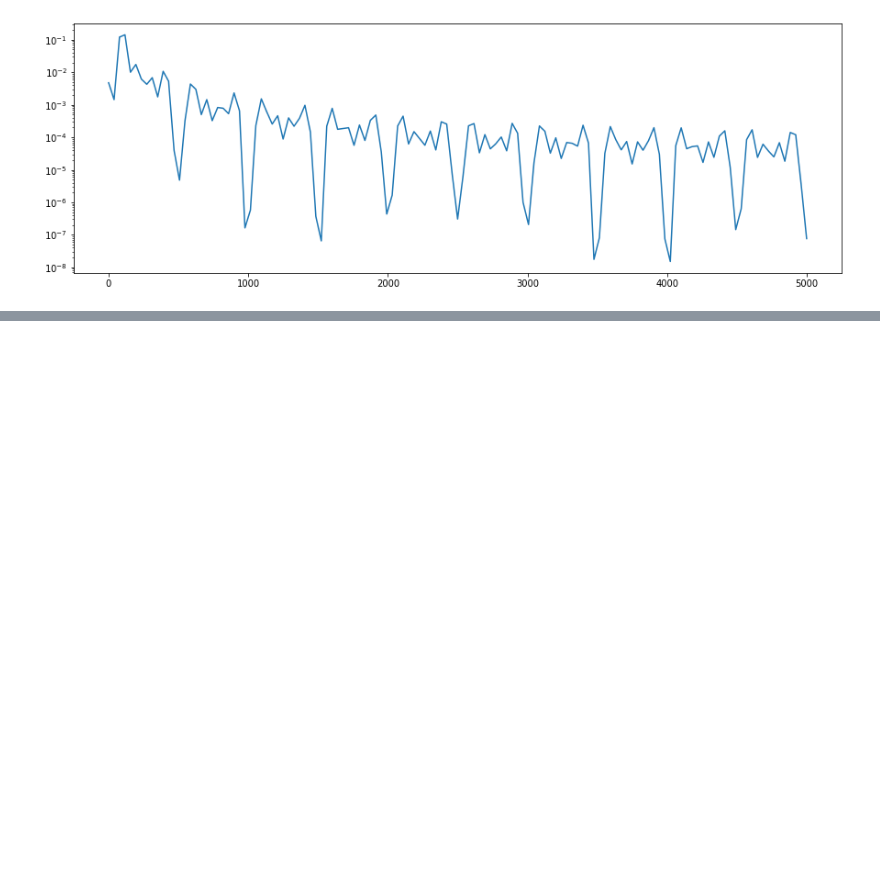
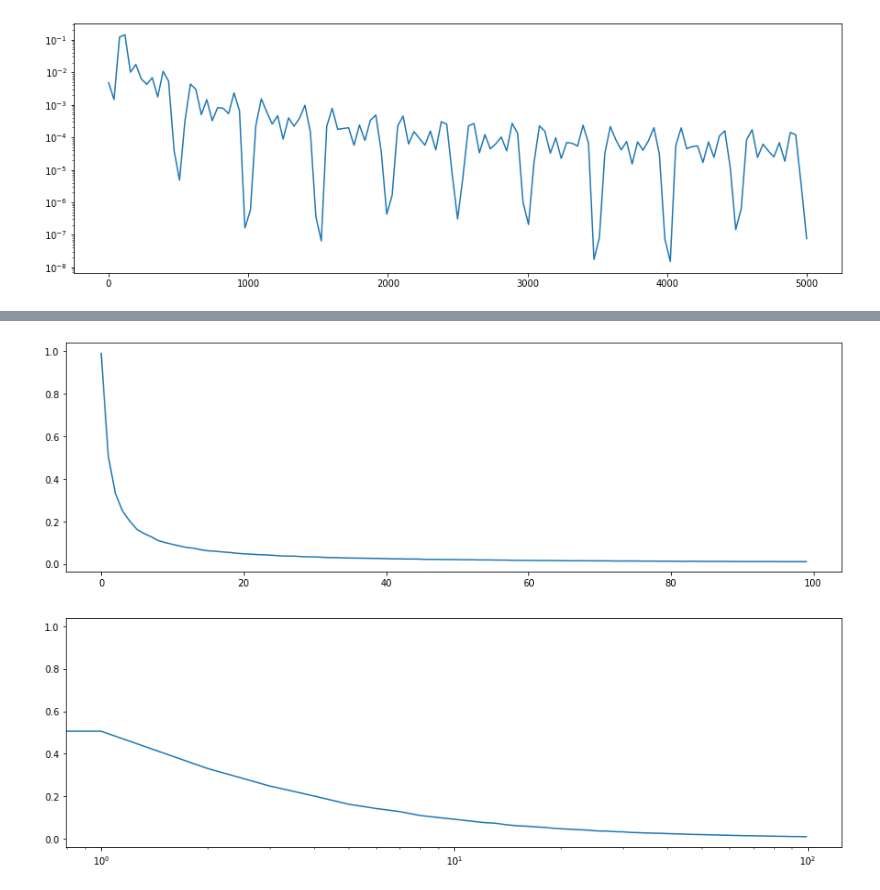
Before and after one commit to Bhavnicksm/dsp_lab_notebooks, a Jupyter notebook: EE333_Lab_1.ipynb, the cells around one changed output, grey strips where cells are left out. Cells and saved outputs as stored; diff of their text form; code cells hidden in the pictures; blank space fills up the shorter version.

```diff
--- a/EE333_Lab_1.ipynb
+++ b/EE333_Lab_1.ipynb
@@ -155,0 +197,6 @@ zero mean Gaussian random variables having unit variance.
+# %%
+def MSE(x,a):
+  return ((x-a)**2).mean()
+
+x = np.random.rand(1000)
+print(MSE(x,0.5))
@@ -155,0 +210,18 @@ zero mean Gaussian random variables having unit variance.
+# %%
+y = []
+Ns = np.arange(1,101,1)
+
+for n in Ns:
+  x = []
+  for _ in range(10000):
+    x.append(sampmean(n))
+  y.append(MSE(x,np.mean(x)))
+
+plt.figure(figsize=(15,10))
+plt.subplot(211)
+plt.plot(y)
+plt.subplot(212)
+plt.semilogx(y)
+plt.show()
+# %% [output]
+[figure, added]
```
Also changed, not shown: parts of 18 cells of this notebook.
